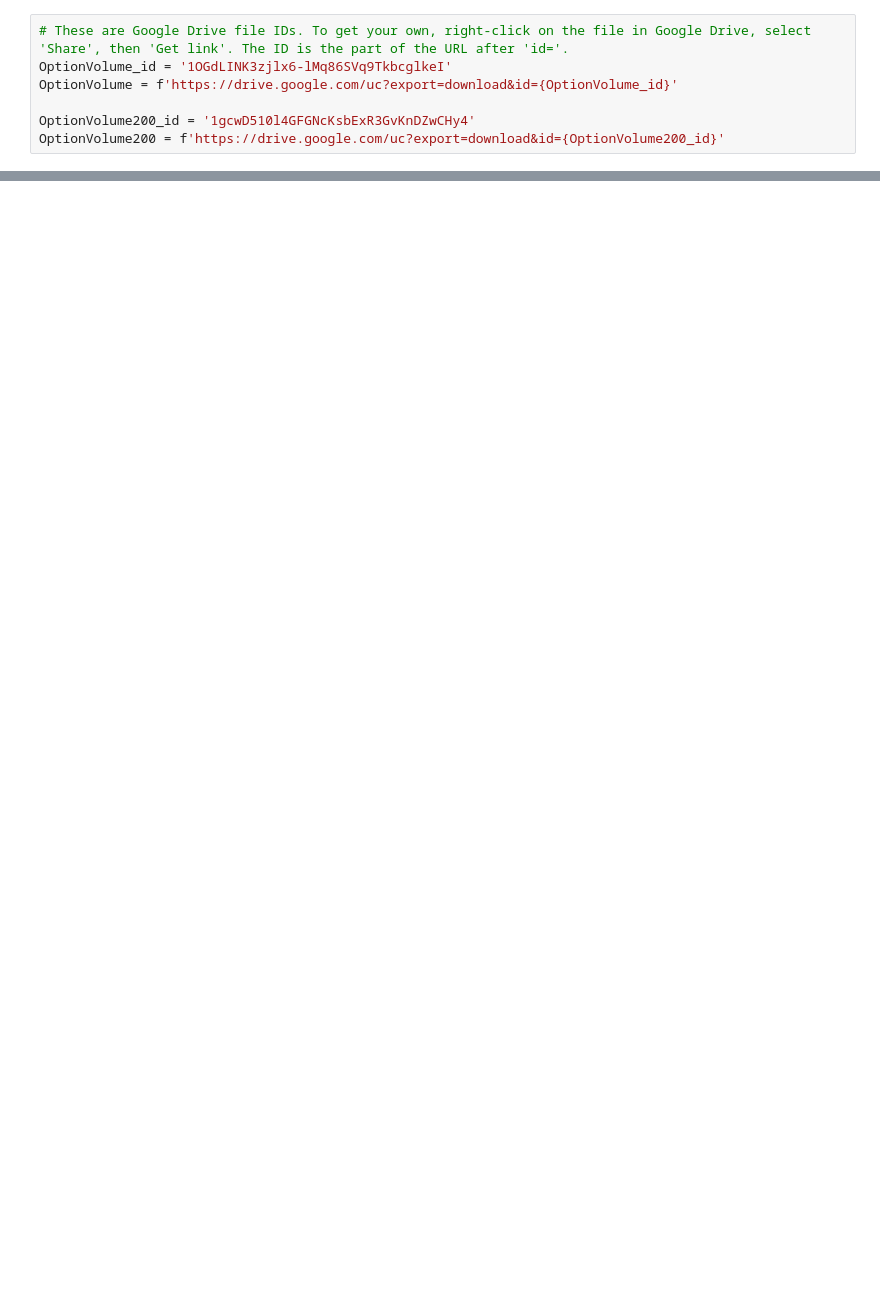
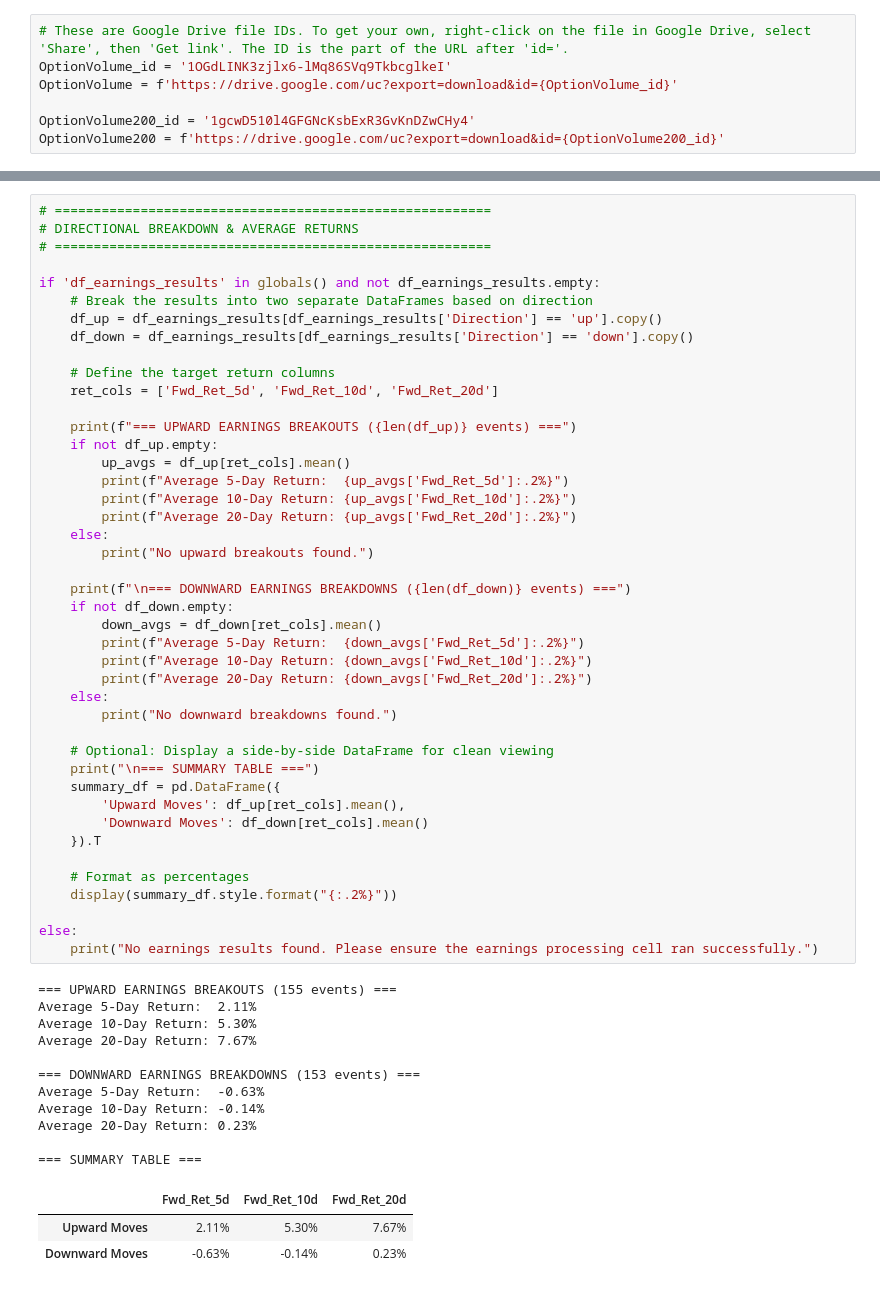
Before and after one commit to jhenningsen/Equity_Analysis, a Jupyter notebook: Breakout/Large_Earnings_Moves.ipynb, the cells around one changed output, grey strips where cells are left out. Cells and saved outputs as stored; diff of their text form; blank space fills up the shorter version.

```diff
--- a/Breakout/Large_Earnings_Moves.ipynb
+++ b/Breakout/Large_Earnings_Moves.ipynb
@@ -330,0 +400,58 @@ up        1              986         26.27%         11.05%          5.27%
+# %%
+# ========================================================
+# DIRECTIONAL BREAKDOWN & AVERAGE RETURNS
+# ========================================================
+
+if 'df_earnings_results' in globals() and not df_earnings_results.empty:
+    # Break the results into two separate DataFrames based on direction
+    df_up = df_earnings_results[df_earnings_results['Direction'] == 'up'].copy()
+    df_down = df_earnings_results[df_earnings_results['Direction'] == 'down'].copy()
+
+    # Define the target return columns
+    ret_cols = ['Fwd_Ret_5d', 'Fwd_Ret_10d', 'Fwd_Ret_20d']
+
+    print(f"=== UPWARD EARNINGS BREAKOUTS ({len(df_up)} events) ===")
+    if not df_up.empty:
+        up_avgs = df_up[ret_cols].mean()
+        print(f"Average 5-Day Return:  {up_avgs['Fwd_Ret_5d']:.2%}")
+        print(f"Average 10-Day Return: {up_avgs['Fwd_Ret_10d']:.2%}")
+        print(f"Average 20-Day Return: {up_avgs['Fwd_Ret_20d']:.2%}")
+    else:
+        print("No upward breakouts found.")
+
+    print(f"\n=== DOWNWARD EARNINGS BREAKDOWNS ({len(df_down)} events) ===")
+    if not df_down.empty:
+        down_avgs = df_down[ret_cols].mean()
+        print(f"Average 5-Day Return:  {down_avgs['Fwd_Ret_5d']:.2%}")
+        print(f"Average 10-Day Return: {down_avgs['Fwd_Ret_10d']:.2%}")
+        print(f"Average 20-Day Return: {down_avgs['Fwd_Ret_20d']:.2%}")
+    else:
+        print("No downward breakdowns found.")
+
+    # Optional: Display a side-by-side DataFrame for clean viewing
+    print("\n=== SUMMARY TABLE ===")
+    summary_df = pd.DataFrame({
+        'Upward Moves': df_up[ret_cols].mean(),
+        'Downward Moves': df_down[ret_cols].mean()
+    }).T
+
+    # Format as percentages
+    display(summary_df.style.format("{:.2%}"))
+
+else:
+    print("No earnings results found. Please ensure the earnings processing cell ran successfully.")
+# %% [output]
+=== UPWARD EARNINGS BREAKOUTS (155 events) ===
+Average 5-Day Return:  2.11%
+Average 10-Day Return: 5.30%
+Average 20-Day Return: 7.67%
+
+=== DOWNWARD EARNINGS BREAKDOWNS (153 events) ===
+Average 5-Day Return:  -0.63%
+Average 10-Day Return: -0.14%
+Average 20-Day Return: 0.23%
+
+=== SUMMARY TABLE ===
+|  | Fwd_Ret_5d | Fwd_Ret_10d | Fwd_Ret_20d |
+| Upward Moves | 2.11% | 5.30% | 7.67% |
+| Downward Moves | -0.63% | -0.14% | 0.23% |
```
Also changed, not shown: parts of 12 cells of this notebook.
